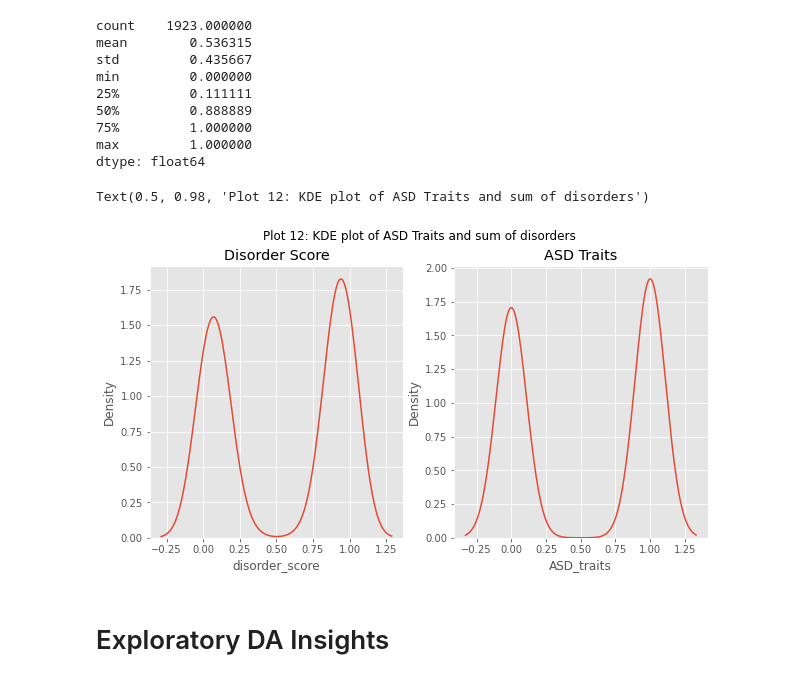
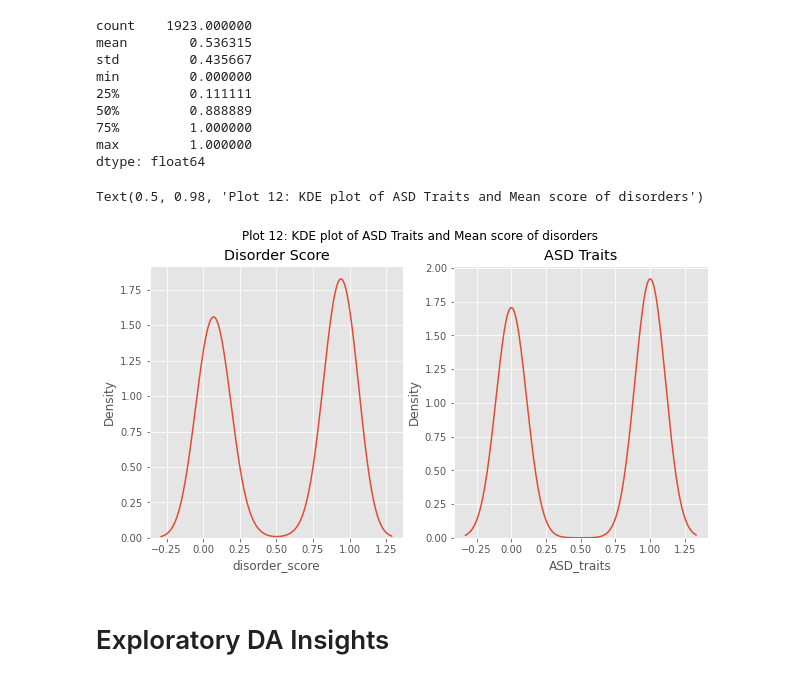
Before and after one commit to Olarsk/omdena-sl-autism, a Jupyter notebook: github data EDA.ipynb, the cells around one changed output. Saved outputs shown, nothing was run; the diff lists cells and outputs as text; code cells hidden in the pictures.

```diff
--- a/github data EDA.ipynb
+++ b/github data EDA.ipynb
@@ -559,13 +561,13 @@ dtype: float64
 # %%
 # plotting kde of disorders and ASD traits
 fig, axes = plt.subplots(1, 2, figsize=(10,5))
 sns.kdeplot(data=clean_asd, x='disorder_score', ax=axes[0]).set_title("Disorder Score")
 sns.kdeplot(data=clean_asd, x='ASD_traits',ax=axes[1]).set_title("ASD Traits")
 
-plt.suptitle("Plot 12: KDE plot of ASD Traits and sum of disorders")
+plt.suptitle("Plot 12: KDE plot of ASD Traits and Mean score of disorders")
 # %% [output]
-Text(0.5, 0.98, 'Plot 12: KDE plot of ASD Traits and sum of disorders')
+Text(0.5, 0.98, 'Plot 12: KDE plot of ASD Traits and Mean score of disorders')
-[figure, old version]
+[figure, new version]
 # %% [markdown]
 # Exploratory DA Insights
 # %% [markdown]
```
Also changed, not shown: parts of 1 cell of this notebook.
